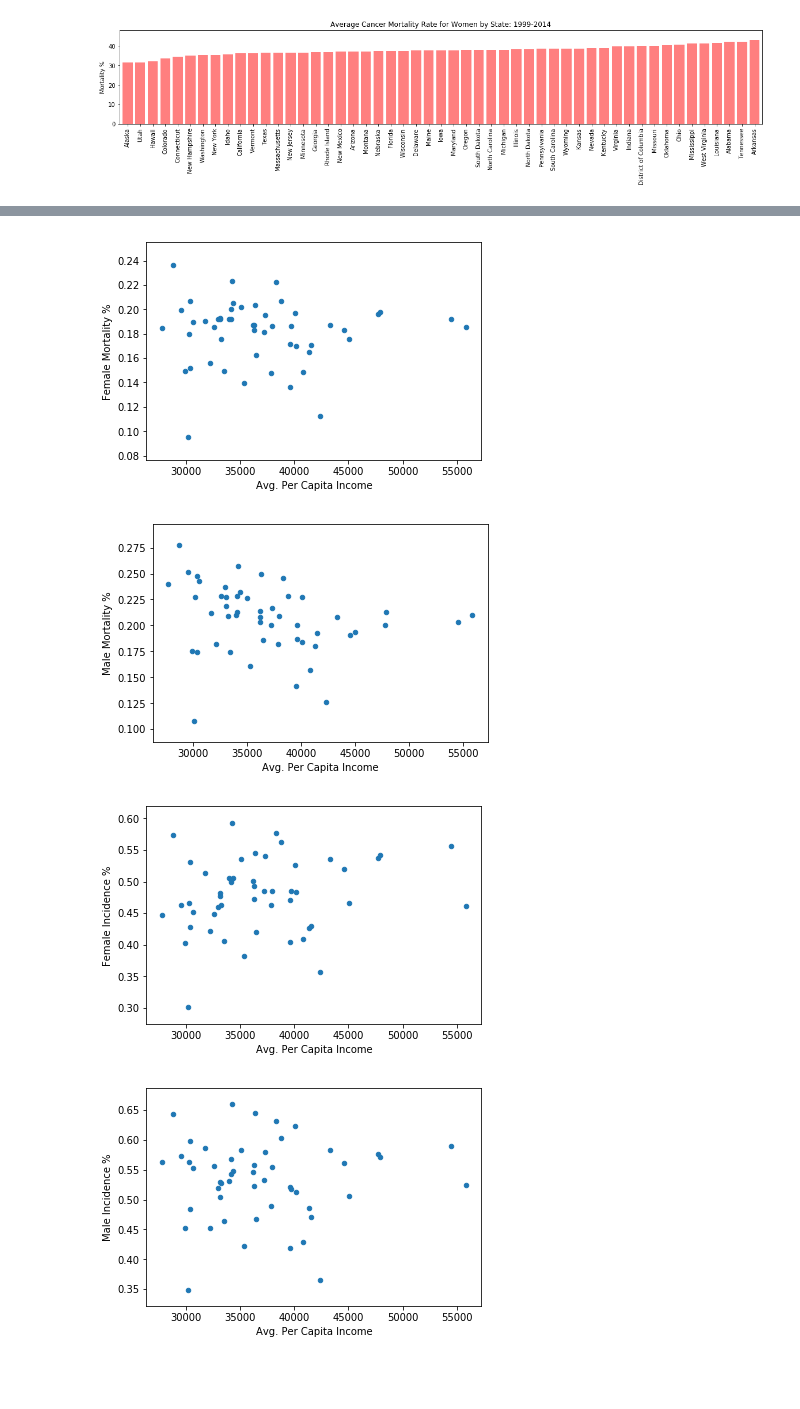
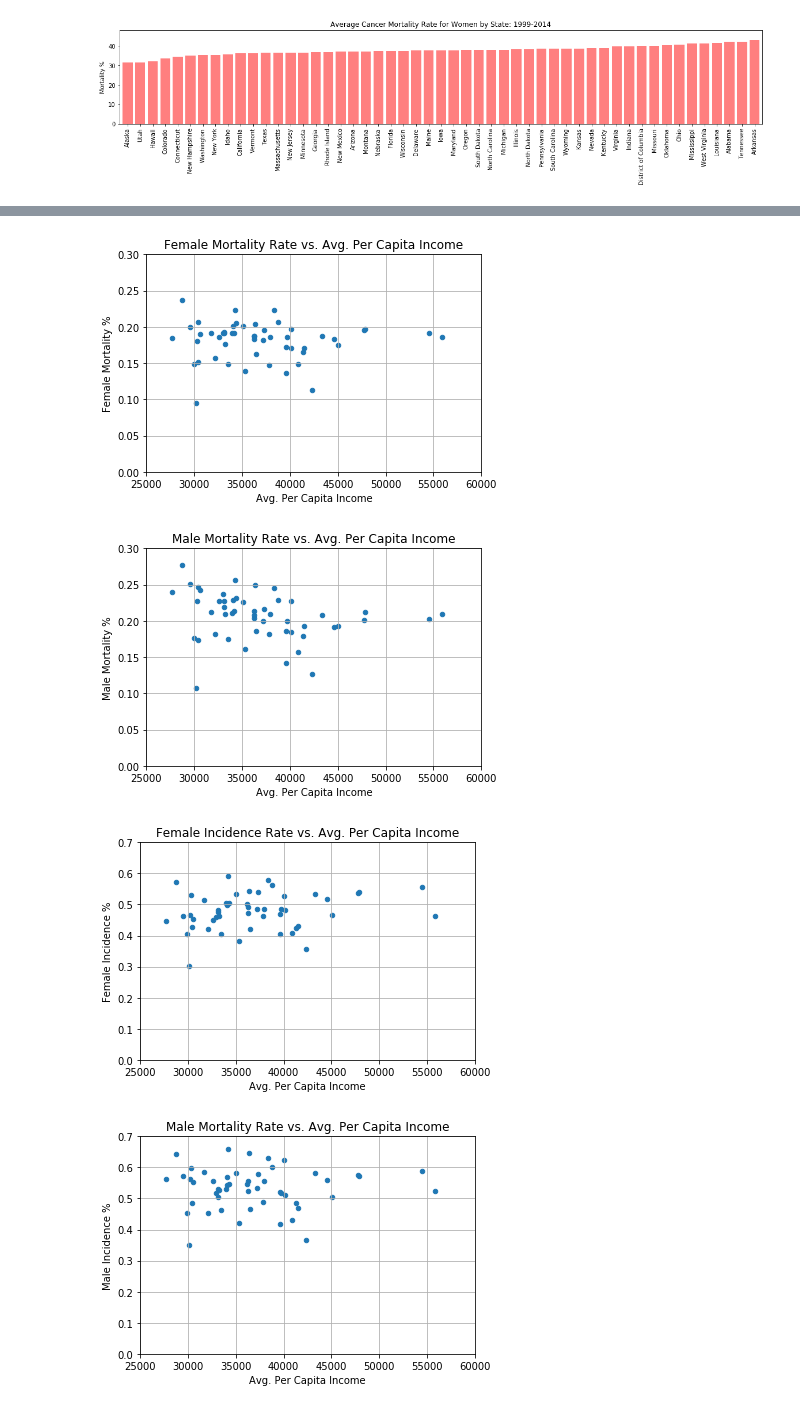
Before and after one commit to dan-brueckman/Group-Project1, a Jupyter notebook: male_vs_female_mortality_percapita_income.ipynb, the cells around one changed output, grey strips where cells are left out. Cells and saved outputs as stored; diff of their text form; code cells hidden in the pictures; blank space fills up the shorter version.

```diff
--- a/male_vs_female_mortality_percapita_income.ipynb
+++ b/male_vs_female_mortality_percapita_income.ipynb
@@ -333,22 +334,34 @@ female_state_pop_incidence_mortality_combined_df.head()
 | 31 | 29922.8750 | 0.403547 | 0.149323 | 0.452708 | 0.175736 | ... |
 | 5 | 39594.6875 | 0.405066 | 0.136193 | 0.419456 | 0.141428 | ... |
 # %%
-female_state_pop_incidence_mortality_combined_df.plot(kind="scatter",x="Avg. Per Capita Income",y="Female Mortality %")
+female_state_pop_incidence_mortality_combined_df.plot(kind="scatter",x="Avg. Per Capita Income",y="Female Mortality %",
+                                                     grid=True, title="Female Mortality Rate vs. Avg. Per Capita Income",
+                                                     ylim=(0,0.3), xlim=(25000,60000))
+plt.savefig('Female Mortality Rate vs. Avg. Per Capita Income.png')
 plt.show()
 # %% [output]
-[figure, old version]
+[figure, new version]
 # %%
-female_state_pop_incidence_mortality_combined_df.plot(kind="scatter",x="Avg. Per Capita Income",y="Male Mortality %")
+female_state_pop_incidence_mortality_combined_df.plot(kind="scatter",x="Avg. Per Capita Income",y="Male Mortality %"
+                                                     ,grid=True, title="Male Mortality Rate vs. Avg. Per Capita Income",
+                                                     ylim=(0,0.3), xlim=(25000,60000))
+plt.savefig('Male Mortality Rate vs. Avg. Per Capita Income.png')
 plt.show()
 # %% [output]
-[figure, old version]
+[figure, new version]
 # %%
-female_state_pop_incidence_mortality_combined_df.plot(kind="scatter",x="Avg. Per Capita Income",y="Female Incidence %")
+female_state_pop_incidence_mortality_combined_df.plot(kind="scatter",x="Avg. Per Capita Income",y="Female Incidence %"
+                                                     ,grid=True, title="Female Incidence Rate vs. Avg. Per Capita Income",
+                                                     ylim=(0,0.70), xlim=(25000,60000))
+plt.savefig('Female Incidence Rate vs. Avg. Per Capita Income.png')
 plt.show()
 # %% [output]
-[figure, old version]
+[figure, new version]
 # %%
-female_state_pop_incidence_mortality_combined_df.plot(kind="scatter",x="Avg. Per Capita Income",y="Male Incidence %")
+female_state_pop_incidence_mortality_combined_df.plot(kind="scatter",x="Avg. Per Capita Income",y="Male Incidence %"
+                                                     ,grid=True, title="Male Mortality Rate vs. Avg. Per Capita Income",
+                                                     ylim=(0,0.70), xlim=(25000,60000))
+plt.savefig('Male Incidence Rate vs. Avg. Per Capita Income.png')
 plt.show()
 # %% [output]
-[figure, old version]
+[figure, new version]
```
Also changed, not shown: parts of 1 cell of this notebook, 4 other files.
